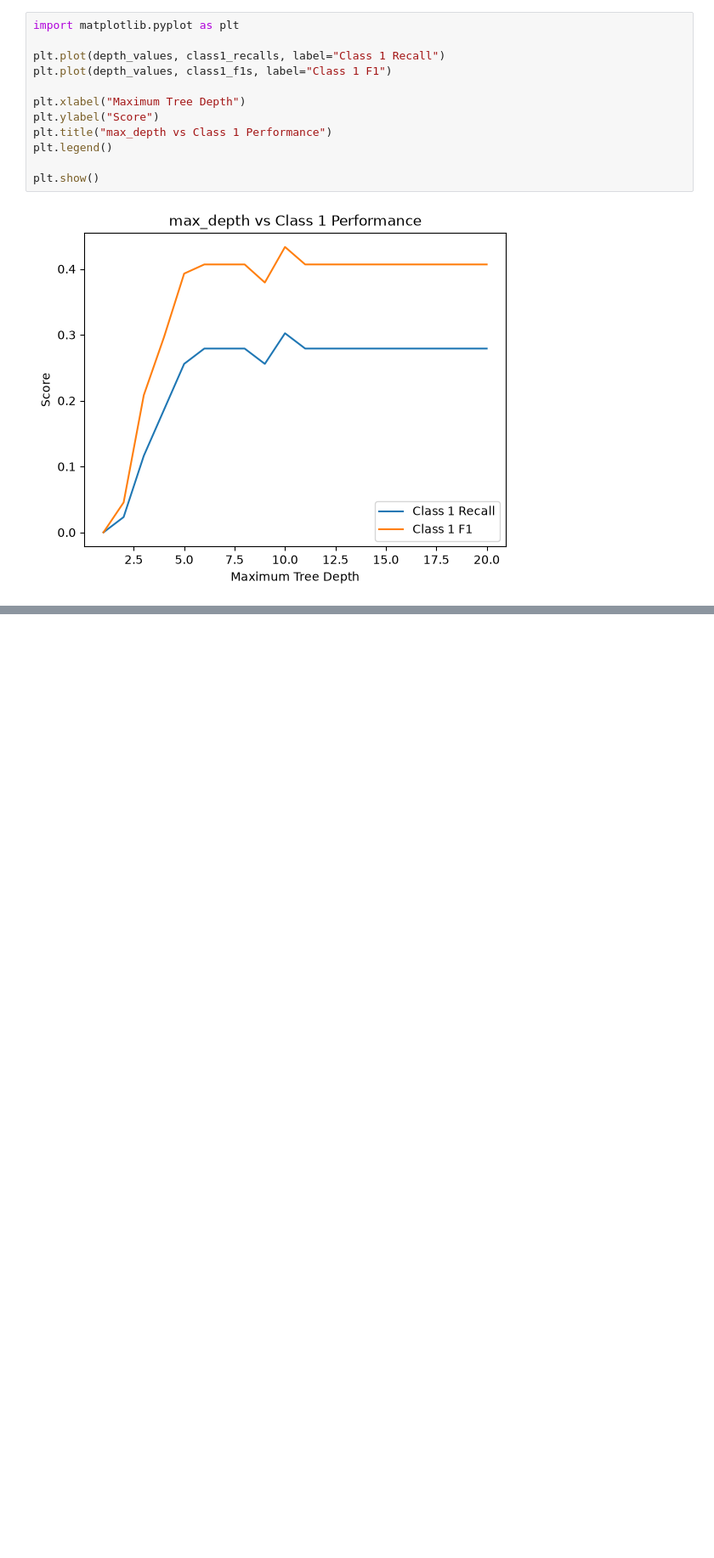
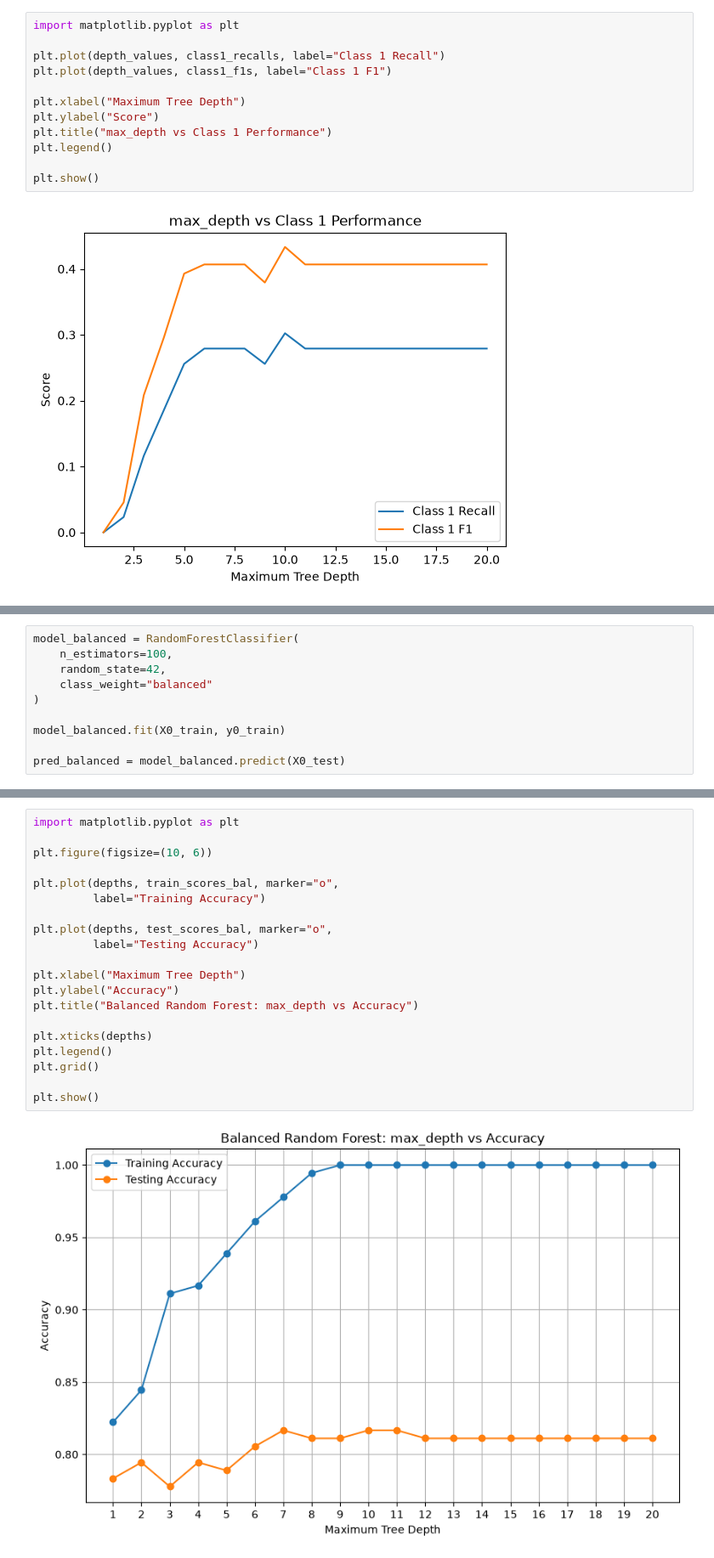
Before and after one commit to Abhilash5880/dataScience-scikit-learn-TensorFlow_project, a Jupyter notebook: employee_attrition_experiment.ipynb.ipynb, the cells around one changed output, grey strips where cells are left out. Shown at 85% size. Saved outputs shown, nothing was run; the diff lists cells and outputs as text; blank space fills up the shorter version.

```diff
--- a/employee_attrition_experiment.ipynb.ipynb
+++ b/employee_attrition_experiment.ipynb.ipynb
@@ -284,0 +362,10 @@ plt.show()
+# %%
+model_balanced = RandomForestClassifier(
+    n_estimators=100,
+    random_state=42,
+    class_weight="balanced"
+)
+
+model_balanced.fit(X0_train, y0_train)
+
+pred_balanced = model_balanced.predict(X0_test)
@@ -284,0 +553,22 @@ plt.show()
+# %%
+import matplotlib.pyplot as plt
+
+plt.figure(figsize=(10, 6))
+
+plt.plot(depths, train_scores_bal, marker="o",
+         label="Training Accuracy")
+
+plt.plot(depths, test_scores_bal, marker="o",
+         label="Testing Accuracy")
+
+plt.xlabel("Maximum Tree Depth")
+plt.ylabel("Accuracy")
+plt.title("Balanced Random Forest: max_depth vs Accuracy")
+
+plt.xticks(depths)
+plt.legend()
+plt.grid()
+
+plt.show()
+# %% [output]
+[figure, added]
```
Also changed, not shown: parts of 11 cells of this notebook.
